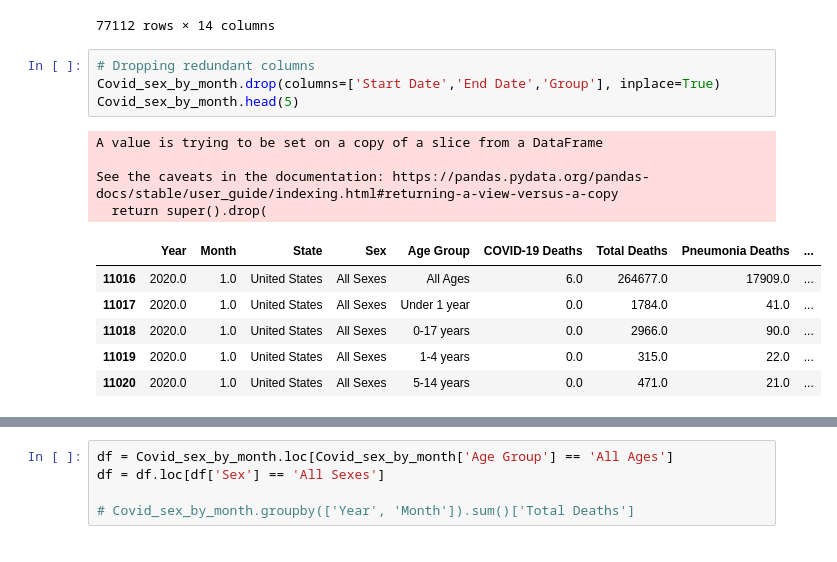
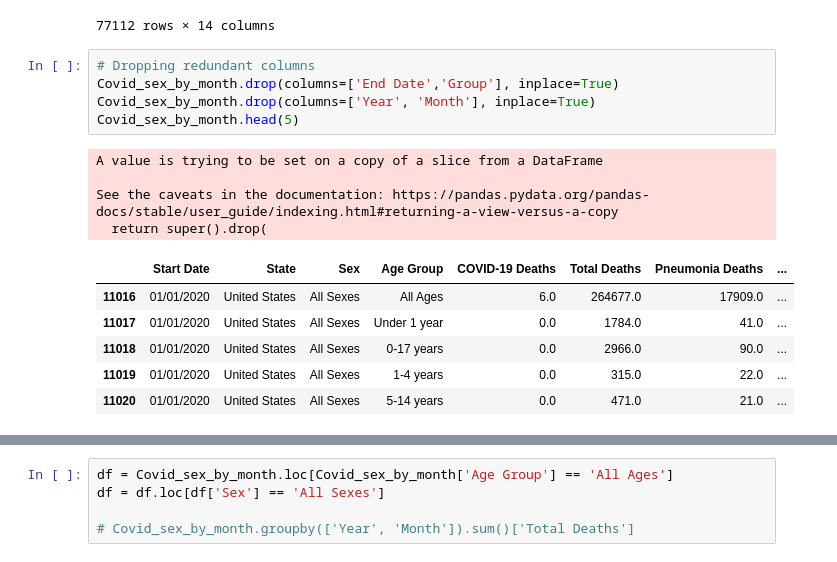
Before and after one commit to HartChrisT/Covid_Comorbidities, a Jupyter notebook: COVID_DataFrames.ipynb, the cells around one changed output, grey strips where cells are left out. Saved outputs shown, nothing was run; the diff lists cells and outputs as text.

```diff
--- a/COVID_DataFrames.ipynb
+++ b/COVID_DataFrames.ipynb
@@ -221,16 +223,17 @@ Covid_sex_by_month
 77112 rows × 14 columns
 # %%
 # Dropping redundant columns
-Covid_sex_by_month.drop(columns=['Start Date','End Date','Group'], inplace=True)
+Covid_sex_by_month.drop(columns=['End Date','Group'], inplace=True)
+Covid_sex_by_month.drop(columns=['Year', 'Month'], inplace=True)
 Covid_sex_by_month.head(5)
 # %% [output]
 A value is trying to be set on a copy of a slice from a DataFrame
 
 See the caveats in the documentation: https://pandas.pydata.org/pandas-docs/stable/user_guide/indexing.html#returning-a-view-versus-a-copy
   return super().drop(
-|  | Year | Month | State | Sex | Age Group | COVID-19 Deaths | Total Deaths | Pneumonia Deaths | ... |
-| 11016 | 2020.0 | 1.0 | United States | All Sexes | All Ages | 6.0 | 264677.0 | 17909.0 | ... |
-| 11017 | 2020.0 | 1.0 | United States | All Sexes | Under 1 year | 0.0 | 1784.0 | 41.0 | ... |
-| 11018 | 2020.0 | 1.0 | United States | All Sexes | 0-17 years | 0.0 | 2966.0 | 90.0 | ... |
-| 11019 | 2020.0 | 1.0 | United States | All Sexes | 1-4 years | 0.0 | 315.0 | 22.0 | ... |
-| 11020 | 2020.0 | 1.0 | United States | All Sexes | 5-14 years | 0.0 | 471.0 | 21.0 | ... |
+|  | Start Date | State | Sex | Age Group | COVID-19 Deaths | Total Deaths | Pneumonia Deaths | ... |
+| 11016 | 01/01/2020 | United States | All Sexes | All Ages | 6.0 | 264677.0 | 17909.0 | ... |
+| 11017 | 01/01/2020 | United States | All Sexes | Under 1 year | 0.0 | 1784.0 | 41.0 | ... |
+| 11018 | 01/01/2020 | United States | All Sexes | 0-17 years | 0.0 | 2966.0 | 90.0 | ... |
+| 11019 | 01/01/2020 | United States | All Sexes | 1-4 years | 0.0 | 315.0 | 22.0 | ... |
+| 11020 | 01/01/2020 | United States | All Sexes | 5-14 years | 0.0 | 471.0 | 21.0 | ... |
```
Also changed, not shown: parts of 11 cells of this notebook, 3 other files.
